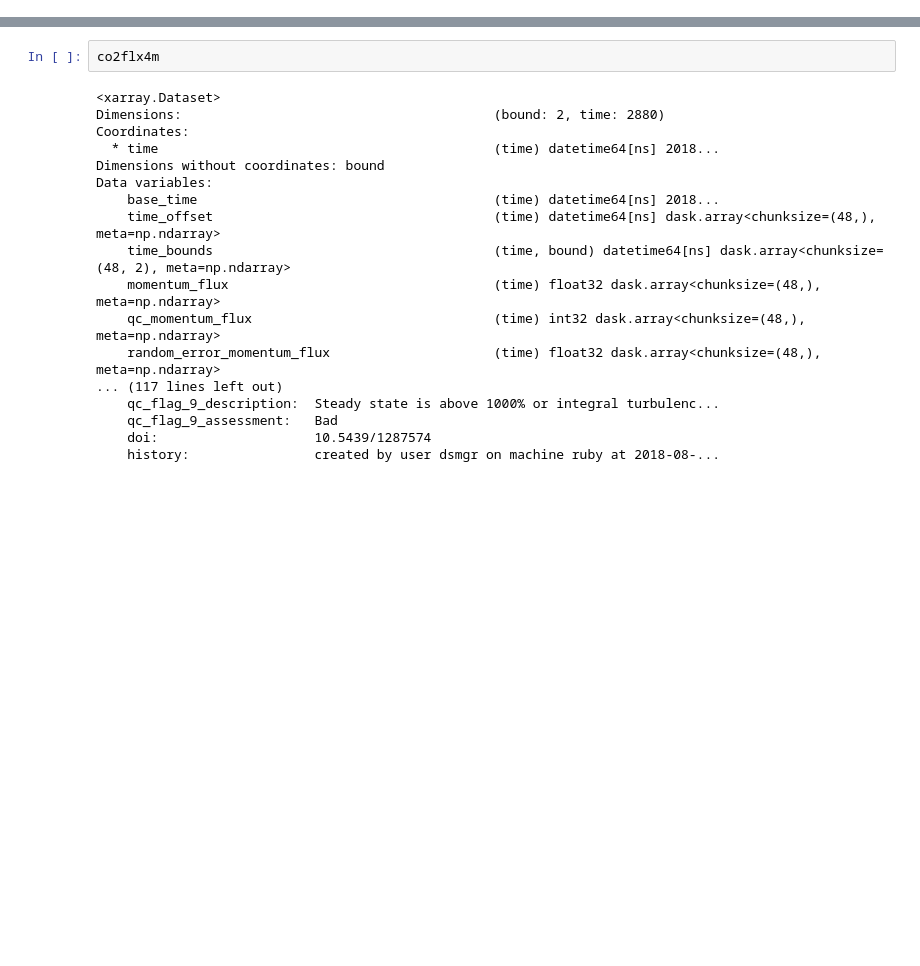
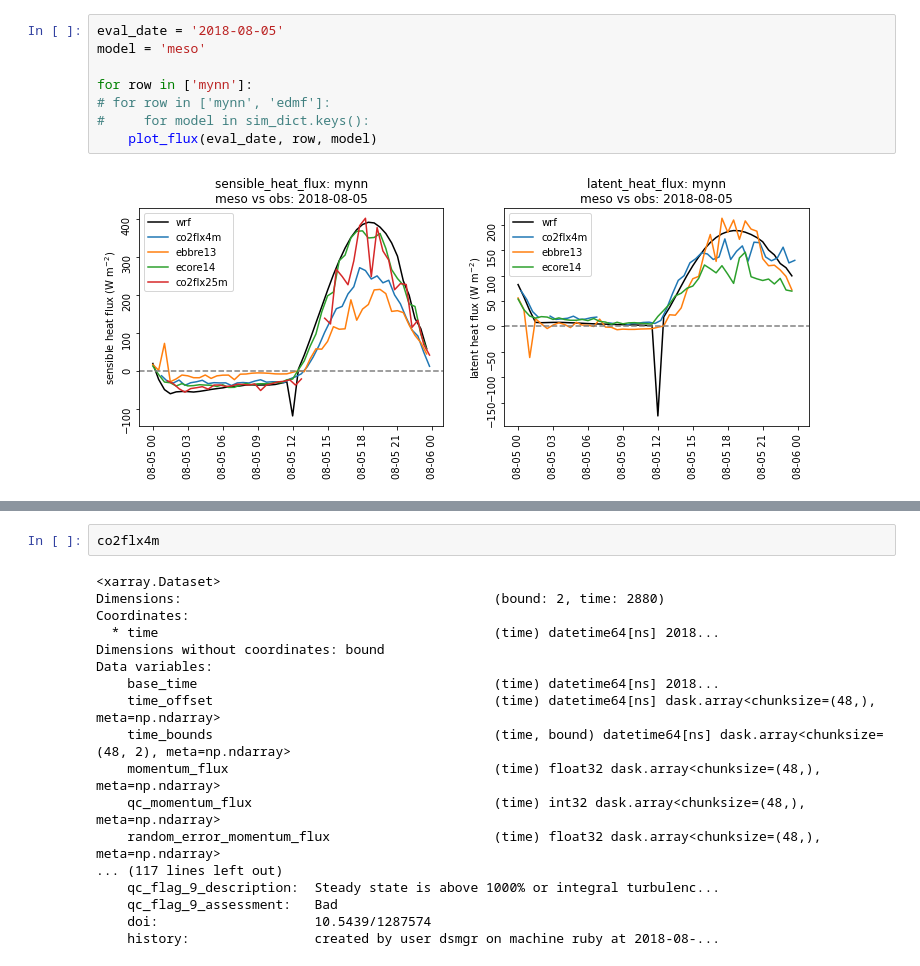
Before and after one commit to joejoeyjoseph/mmc-pnnl-j3, a Jupyter notebook: sgp/eagle/03c_read_j3wrf_meso-les_compare_flux.ipynb, the cells around one changed output, grey strips where cells are left out. Saved outputs shown, nothing was run; the diff lists cells and outputs as text; blank space fills up the shorter version.

```diff
--- a/sgp/eagle/03c_read_j3wrf_meso-les_compare_flux.ipynb
+++ b/sgp/eagle/03c_read_j3wrf_meso-les_compare_flux.ipynb
@@ -50,0 +168,10 @@ share_height = [4, 25]
+# %%
+eval_date = '2018-08-05'
+model = 'meso'
+
+for row in ['mynn']:
+# for row in ['mynn', 'edmf']:
+#     for model in sim_dict.keys():
+    plot_flux(eval_date, row, model)
+# %% [output]
+[figure, added]
```
Also changed, not shown: parts of 13 cells of this notebook, 24 other files.
